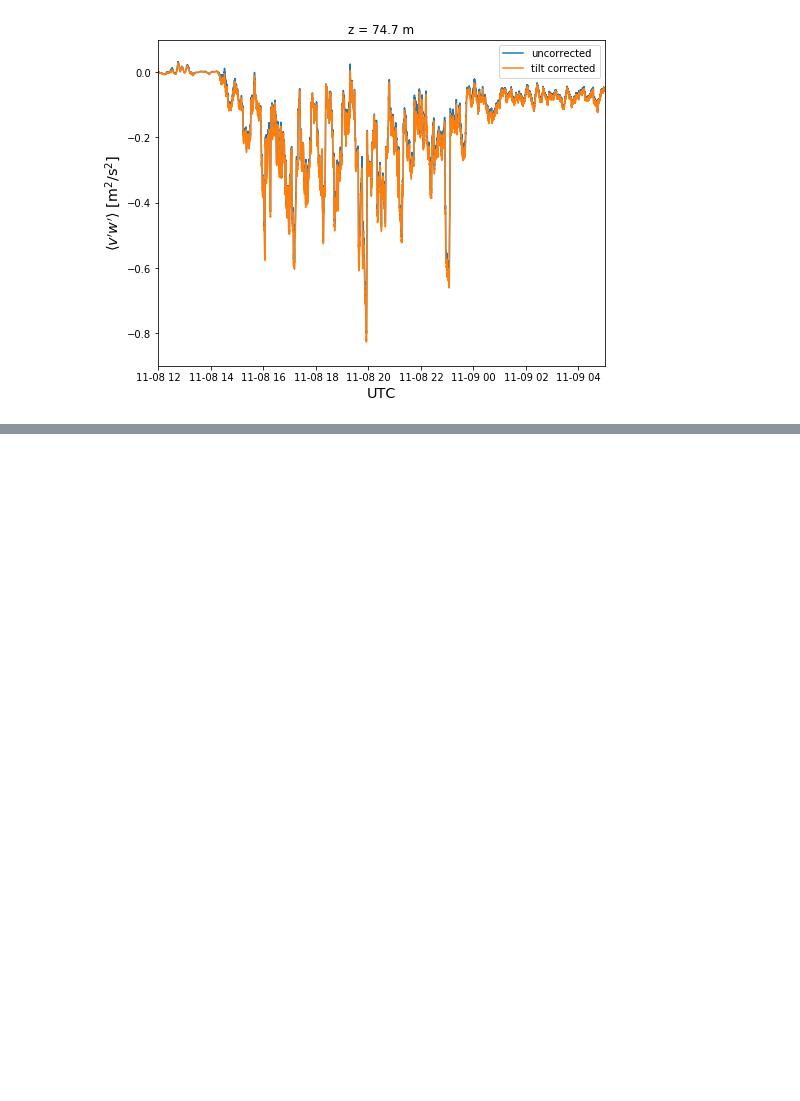
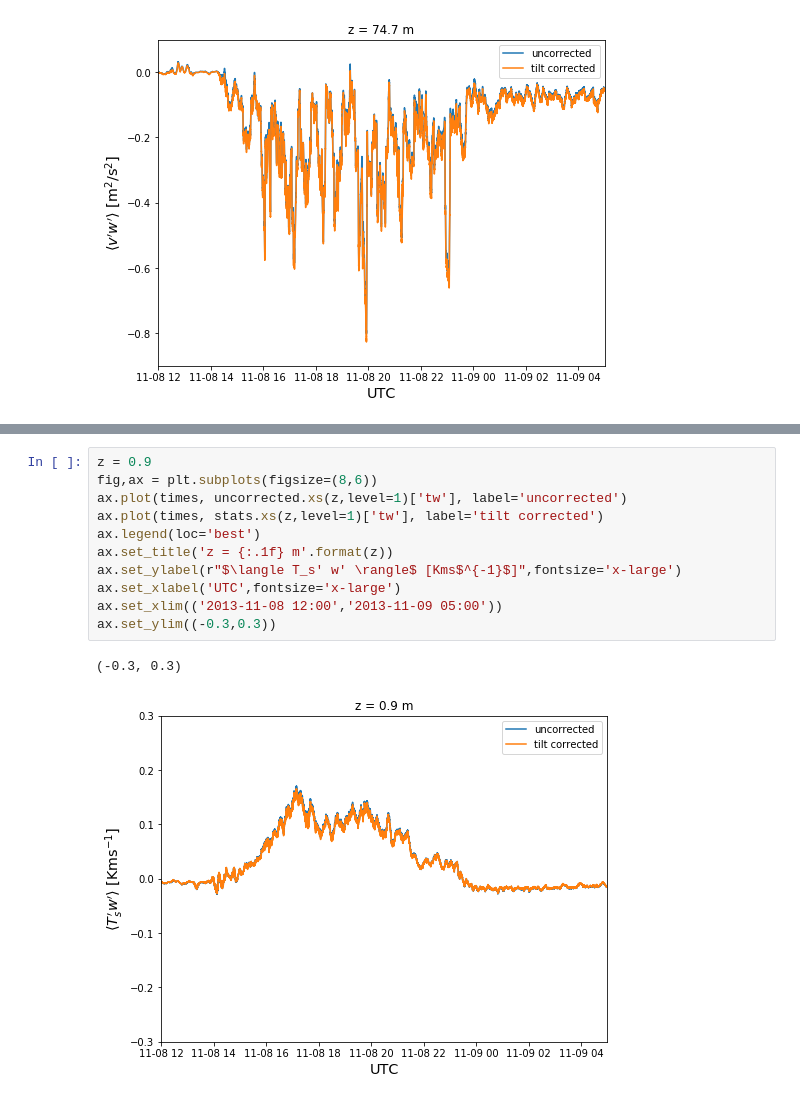
Before and after one commit to a2e-mmc/assessment, a Jupyter notebook: SWiFT/process_TTU_tower.ipynb, the cells around one changed output, grey strips where cells are left out. Drawn from its saved outputs; the diff is of its cells as text; blank space fills up the shorter version.

```diff
--- a/SWiFT/process_TTU_tower.ipynb
+++ b/SWiFT/process_TTU_tower.ipynb
@@ -322,0 +337,14 @@ ax.set_ylim((-0.3,0.3))
+# %%
+z = 0.9
+fig,ax = plt.subplots(figsize=(8,6))
+ax.plot(times, uncorrected.xs(z,level=1)['tw'], label='uncorrected')
+ax.plot(times, stats.xs(z,level=1)['tw'], label='tilt corrected')
+ax.legend(loc='best')
+ax.set_title('z = {:.1f} m'.format(z))
+ax.set_ylabel(r"$\langle T_s' w' \rangle$ [Kms$^{-1}$]",fontsize='x-large')
+ax.set_xlabel('UTC',fontsize='x-large')
+ax.set_xlim(('2013-11-08 12:00','2013-11-09 05:00'))
+ax.set_ylim((-0.3,0.3))
+# %% [output]
+(-0.3, 0.3)
+[figure, added]
```
Also changed, not shown: parts of 2 cells of this notebook.
